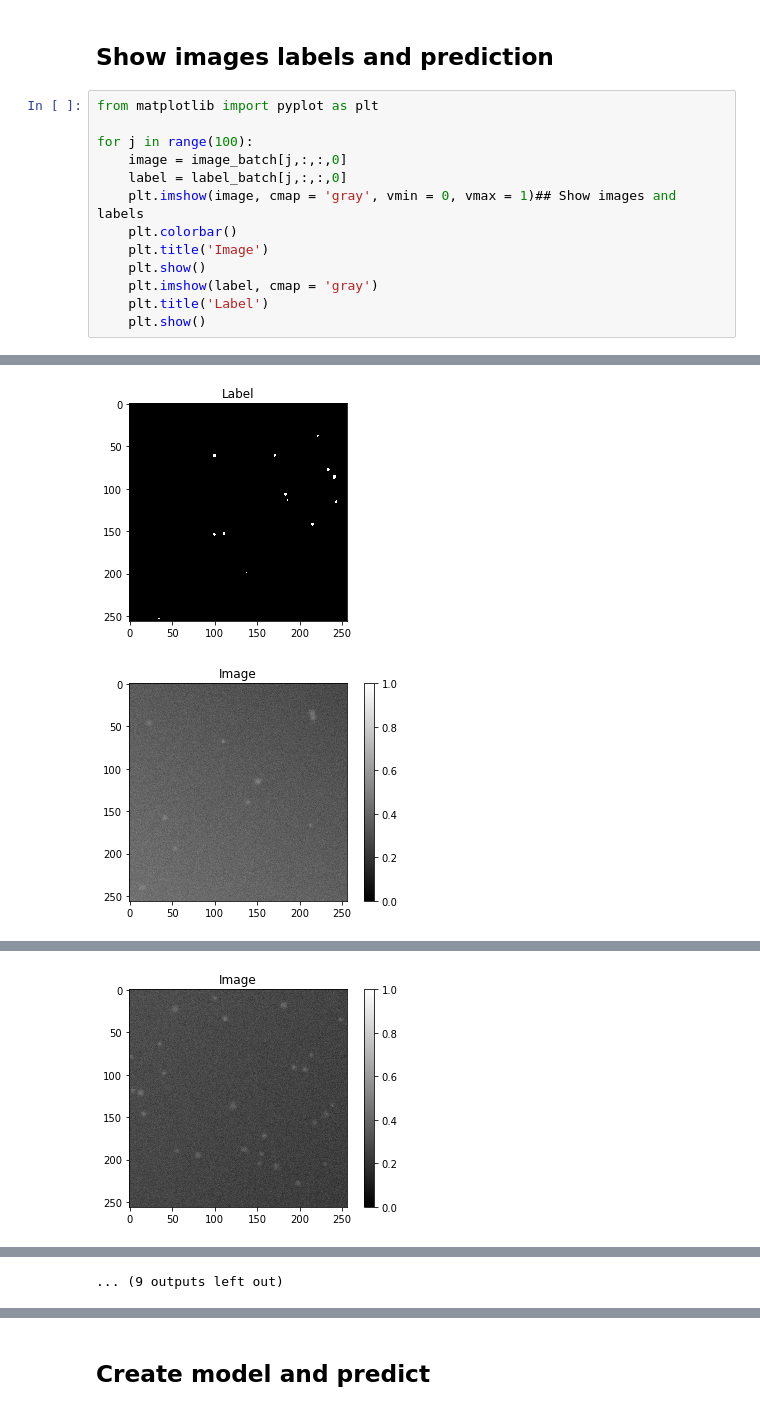
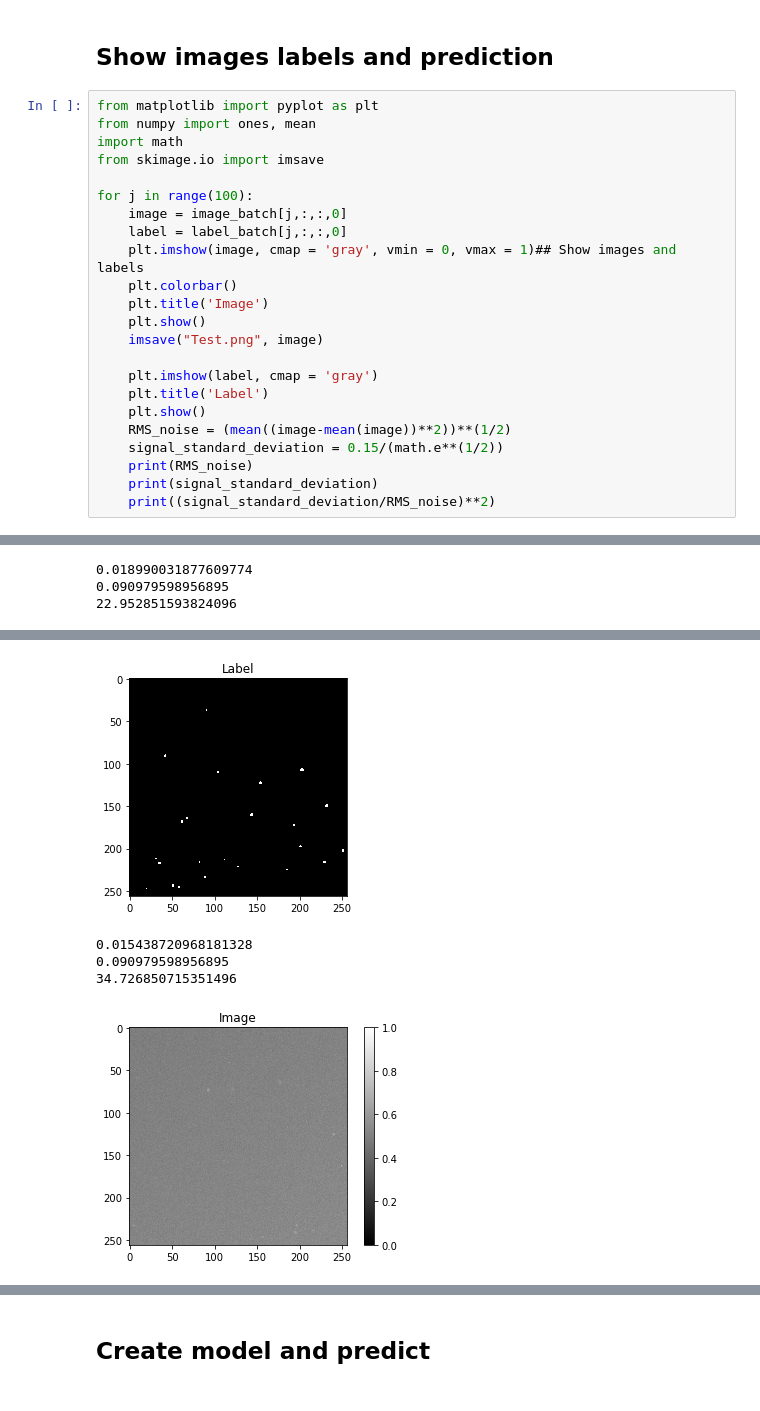
Before and after one commit to FredrikMeisingseth/DeepTrack, a Jupyter notebook: DeepTrack 1.0/Data visualization.ipynb, the cells around one changed output, grey strips where cells are left out. Saved outputs shown, nothing was run; the diff lists cells and outputs as text.

```diff
--- a/DeepTrack 1.0/Data visualization.ipynb
+++ b/DeepTrack 1.0/Data visualization.ipynb
@@ -13,6 +13,9 @@ Time taken for batch generation of size 10: 0.10674285888671875 s.
 ## Show images labels and prediction
 # %%
 from matplotlib import pyplot as plt
+from numpy import ones, mean
+import math
+from skimage.io import imsave
 
 for j in range(100):
     image = image_batch[j,:,:,0]
@@ -21,7 +24,14 @@ for j in range(100):
     plt.colorbar()
     plt.title('Image')
     plt.show()
+    imsave("Test.png", image)
+
     plt.imshow(label, cmap = 'gray')
     plt.title('Label')
     plt.show()
+    RMS_noise = (mean((image-mean(image))**2))**(1/2)
+    signal_standard_deviation = 0.15/(math.e**(1/2))
+    print(RMS_noise)
+    print(signal_standard_deviation)
+    print((signal_standard_deviation/RMS_noise)**2)
 # %% [output]
@@ -29,0 +41,3 @@ for j in range(100):
+0.018990031877609774
+0.090979598956895
+22.952851593824096
@@ -31,2 +46,5 @@ for j in range(100):
-[figure, old version]
+[figure, new version]
+0.015438720968181328
+0.090979598956895
+34.726850715351496
-[figure, old version]
+[figure, new version]
@@ -34 +52,0 @@ for j in range(100):
-[figure, removed]
@@ -40 +52,0 @@ for j in range(100):
-... (9 outputs left out)
```
Also changed, not shown: parts of 2 cells of this notebook.
